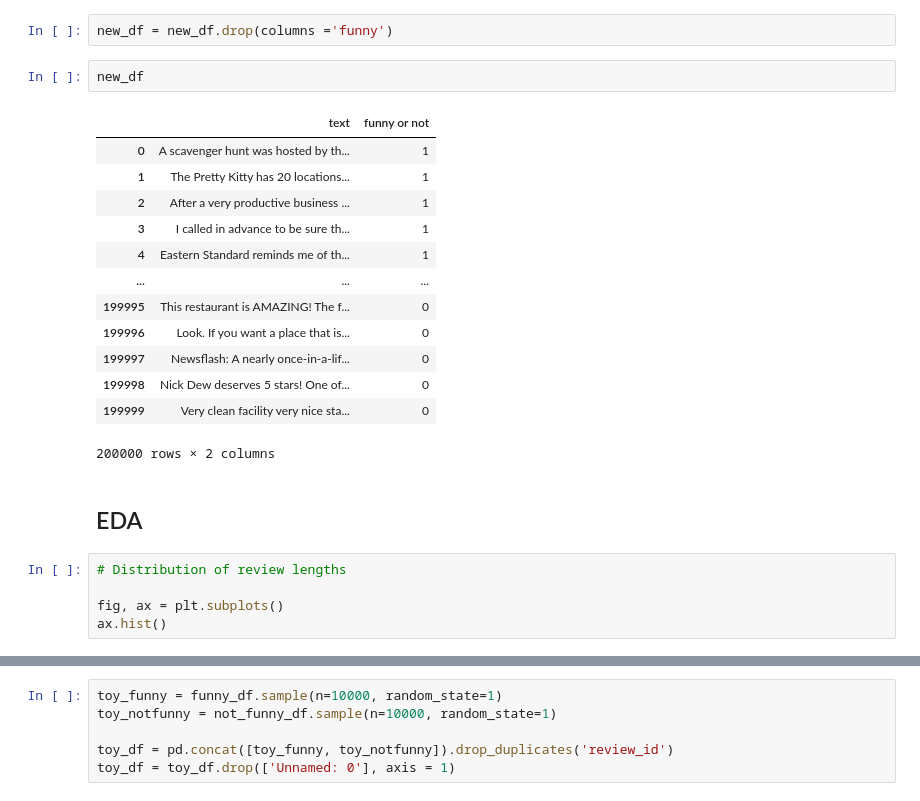
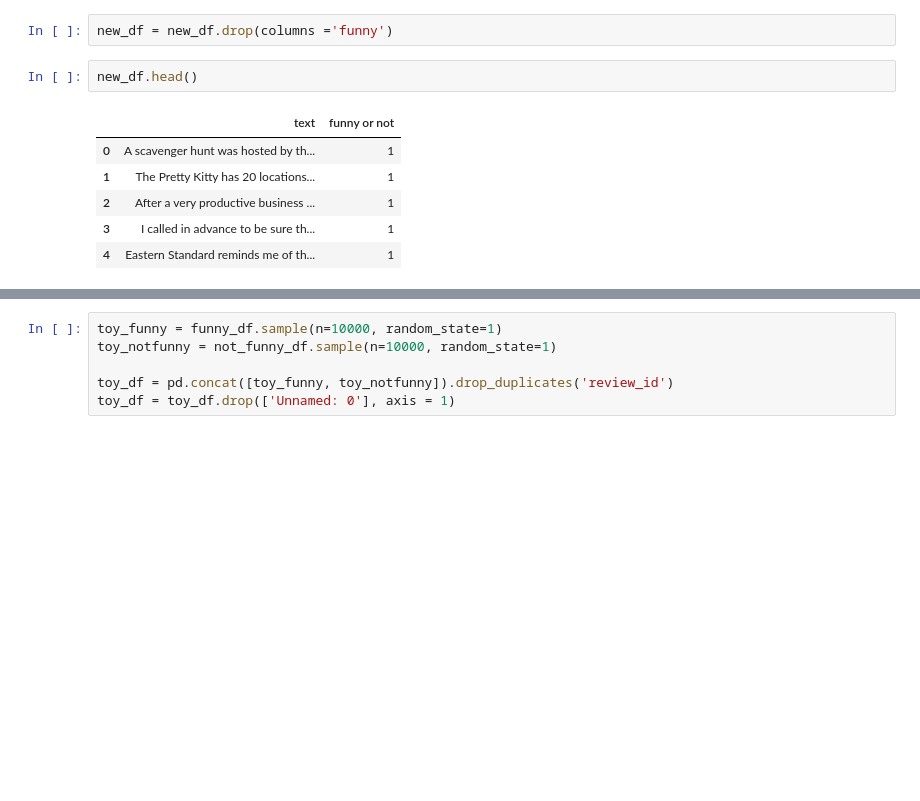
Before and after one commit to kelly-zhao/Predicting-Humor-in-Yelp-Reviews, a Jupyter notebook: reviews.ipynb, the cells around one changed output, grey strips where cells are left out. Drawn from its saved outputs; the diff is of its cells as text; blank space fills up the shorter version.

```diff
--- a/reviews.ipynb
+++ b/reviews.ipynb
@@ -202,25 +167,11 @@ new_df['funny or not'] = (new_df.funny >= 3).astype(int)
 # %%
 new_df = new_df.drop(columns ='funny')
 # %%
-new_df
+new_df.head()
 # %% [output]
 |  | text | funny or not |
 | 0 | A scavenger hunt was hosted by th... | 1 |
 | 1 | The Pretty Kitty has 20 locations... | 1 |
 | 2 | After a very productive business ... | 1 |
 | 3 | I called in advance to be sure th... | 1 |
 | 4 | Eastern Standard reminds me of th... | 1 |
-| ... | ... | ... |
-| 199995 | This restaurant is AMAZING! The f... | 0 |
-| 199996 | Look. If you want a place that is... | 0 |
-| 199997 | Newsflash: A nearly once-in-a-lif... | 0 |
-| 199998 | Nick Dew deserves 5 stars! One of... | 0 |
-| 199999 | Very clean facility very nice sta... | 0 |
-200000 rows × 2 columns
-# %% [markdown]
-## EDA ##
-# %%
-# Distribution of review lengths
-
-fig, ax = plt.subplots()
-ax.hist()
```
Also changed, not shown: parts of 106 cells of this notebook.
